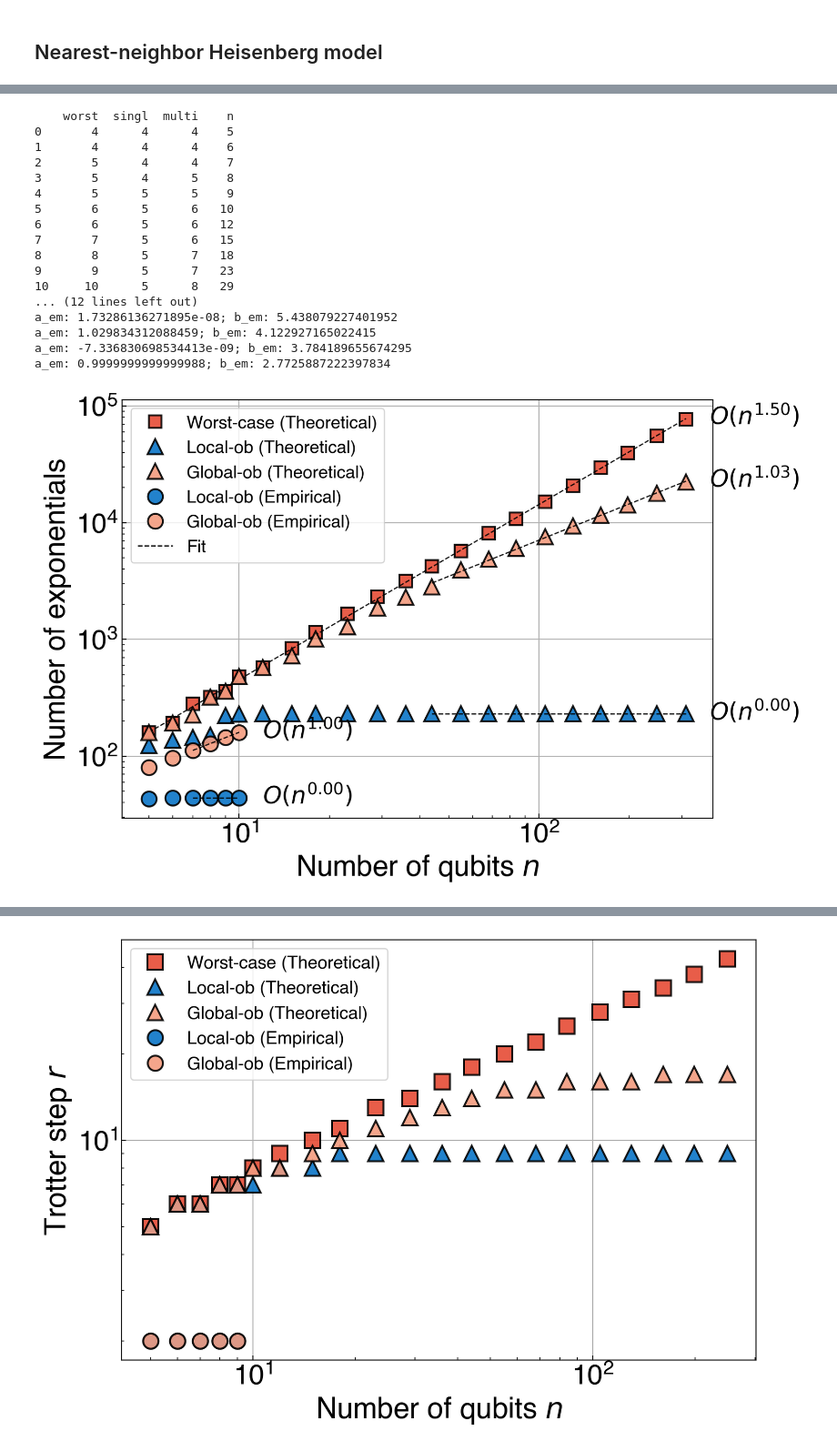
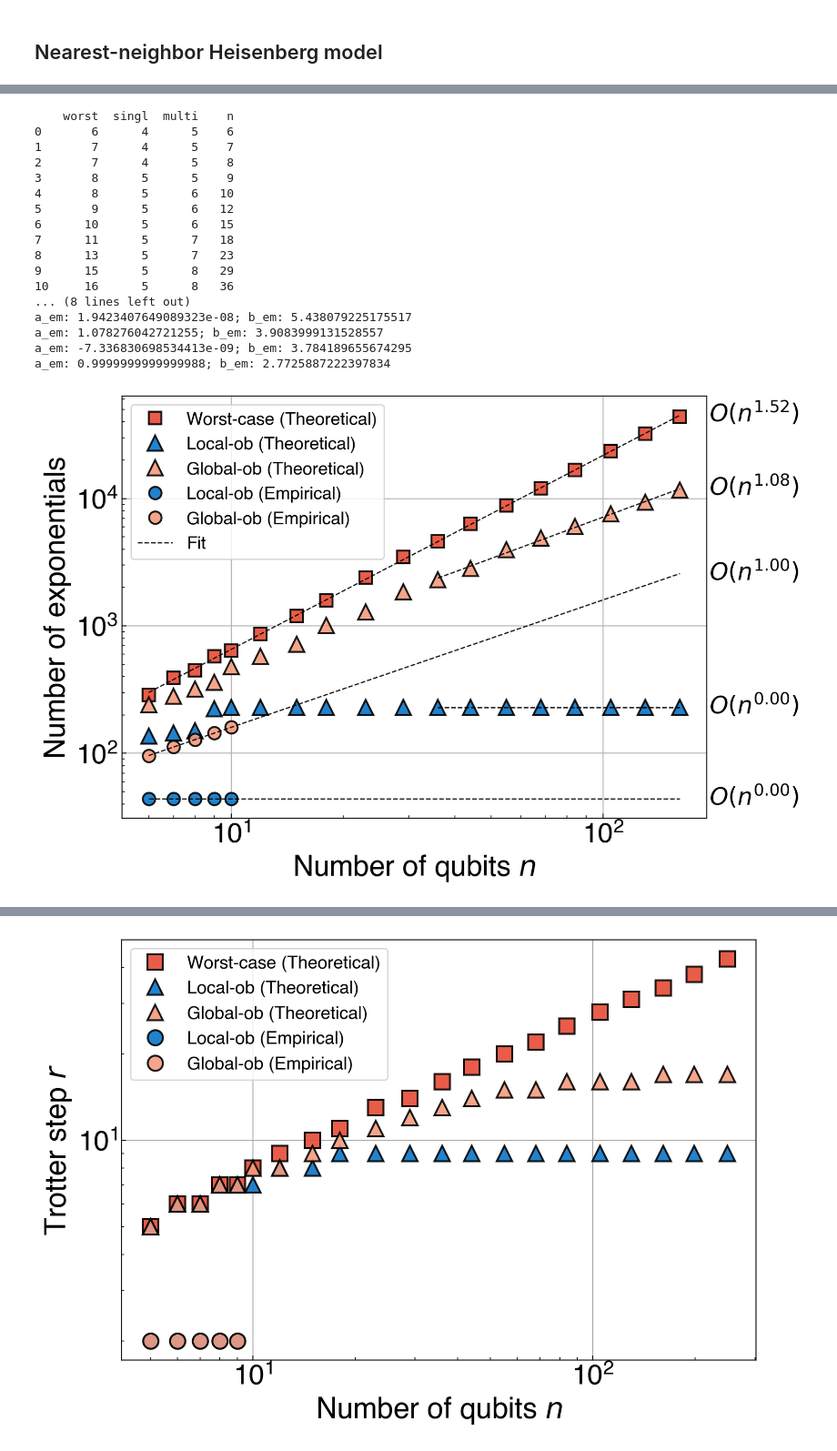
Before and after one commit to Jue-Xu/Trotter-Error-with-Observable, a Jupyter notebook: code/short_time.ipynb, the cells around one changed output, grey strips where cells are left out. Shown at 91% size. Cells and saved outputs as stored; diff of their text form; code cells hidden in the pictures.

```diff
--- a/code/short_time.ipynb
+++ b/code/short_time.ipynb
@@ -67,7 +75,7 @@ for i, n in enumerate(n_list_bnd):
     hnn = Nearest_Neighbour_1d(n, Jx=J, Jy=0, Jz=0, hx=h, hy=g, hz=0, pbc=False, rand_field=field_list)
     # r_start, r_end = 1, int(n/2)
     print(f'-------------- n (bound) = {n} --------------')
-    bnd_worst_err_r = partial(measure_error, h_list=None, t=t, exact_U=None, type='worst_loose_bound', coeffs=['singl', n, hnn])
+    bnd_worst_err_r = partial(measure_error, h_list=hnn.ham_xyz[:2], t=t, exact_U=None, type='worst_loose_bound', coeffs=['singl', n, hnn])
 
     r_worst_bnd = binary_search_r(r_start_worst_bnd, r_end_worst_bnd, eps, bnd_worst_err_r, comment='worst_bnd',verbose=True)
     r_end_worst_bnd, r_end_singl_bnd, r_end_multi_bnd = r_worst_bnd+10, r_worst_bnd, r_worst_bnd
@@ -98,9 +106,10 @@ for i, n in enumerate(n_list_bnd):
     # print('multi_z_data: ', multi_z_data)
     # print(r_end_singl_bnd, r_end_multi_bnd)
 
+    # bnd_singl_err_r = partial(measure_error, h_list=None, t=t, exact_U=None, type='lightcone_bound', coeffs=['singl', n, hnn, 0, 0])
+    # bnd_multi_err_r = partial(measure_error, h_list=None, t=t, exact_U=None, type='lightcone_bound', coeffs=['multi_zz', n, hnn, 0, 0])
     bnd_singl_err_r = partial(measure_error, h_list=None, t=t, exact_U=None, type='lightcone_bound_table', coeffs=['singl', n, singl_data])
-    # bnd_multi_err_r = partial(measure_error, h_list=None, t=t, exact_U=None, type='lightcone_bound', coeffs=['multi_z', n, hnn, 0, 0])
-    bnd_multi_err_r = partial(measure_error, h_list=None, t=t, exact_U=None, type='lightcone_bound_table', coeffs=['multi_z', n, multi_z_data])
+    bnd_multi_err_r = partial(measure_error, h_list=None, t=t, exact_U=None, type='lightcone_bound_table', coeffs=['multi_zz', n, multi_z_data])
 
     r_singl_bnd = binary_search_r(r_start_singl_bnd, r_end_singl_bnd, eps, bnd_singl_err_r, comment='singl_bnd',verbose=True)
     r_multi_bnd = binary_search_r(r_start_multi_bnd, r_end_multi_bnd, eps, bnd_multi_err_r, comment='multi_bnd',verbose=True)
@@ -190,5 +199,22 @@ emp_data:  {'worst': [3, 3, 3, 4, 4, 4], 'singl': [2, 2, 2, 2, 2, 2], 'multi': [
+# %%
+def exp_count(r, n_qubits, n_terms, k=1, method='LC'):
+    if method == 'LC':
+        exp_count = 0
+        for i in range(1, r+1):
+            # print('i: ', i)
+            if i <= int((n_qubits-k)/2):
+                exp_count += (3*k + 6 * i) * factor / 2
+                # exp_count += (2*factor * i - 1+k) * 2
+                # exp_count += (4 * i - 1) * 2
+            else:
+                exp_count += n_terms * 1.5
+    elif method == 'ST':
+        exp_count = 1.5 * n_terms * r
+    return exp_count
 # %%
 plt.rc('legend', fontsize=MEDIUM_SIZE-1)
+markersize_shift = 0
+mpl.rcParams['lines.markersize'] = 10
 
 if prefix == 'TFI':
     factor = 2
@@ -219,53 +245,57 @@ def exp_count_LC(r, n_qubits, n_terms):
 cost_st_list = [2 * factor*bnd_data['n'][i] * r for i, r in enumerate(bnd_data['worst'])]
 cost_lc_list_s = [exp_count_LC(r, bnd_data['n'][i], factor*bnd_data['n'][i]) for i, r in enumerate(bnd_data['singl'])]
 cost_lc_list_m = [2 * factor*bnd_data['n'][i] * r for i, r in enumerate(bnd_data['multi'])]
 cost_em_list_s = [exp_count_LC(r, emp_data['n'][i], factor*emp_data['n'][i]) for i, r in enumerate(emp_data['singl'])]
 cost_em_list_m =  [2 * factor*emp_data['n'][i] * r for i, r in enumerate(emp_data['multi'])]
 cost_em_list_w =  [2 * factor*emp_data['n'][i] * r for i, r in enumerate(emp_data['worst'])]
 
 # n_list_bnd = bnd_data['n']
 # n_list_emp = emp_data['n']
 # n_list_bnd = [5, 6, 7, 8, 9, 10, 12, 15, 18, 23, 29, 36, 44, 55, 68, 84, 105, 130, 161, 199, 249]
 # n_list_emp = np.arange(5, 9+1)
+# ext_n = [6, 7, 8, 9, 10, 12, 15, 18, 23, 29, 36, 44, 55, 68, 84, 105, 130, 161, 199, 249]
 
 fig, ax2 = plt.subplots(figsize=(9, 6), layout='tight')
 # ob_string = 'XIII'
-ax2.plot(n_list_bnd, cost_st_list, 's', color='#E64B35FF', label=r'Worst-case (Theoretical)', markersize=10)
+ax2.plot(n_list_bnd, cost_st_list, 's', color='#E64B35FF', label=r'Worst-case (Theoretical)', markersize=10-markersize_shift)
 plot_fit(ax2, n_list_bnd[0:], cost_st_list[0:], var=suffix, x_offset=1.20, y_offset=0.9)
 # # ax2.plot(n_list, cost_st_found_list, 's', label=r'Worst-case (Ref \textcolor{blue}{[13]})', markersize=10)
-ax2.plot(n_list_bnd, cost_lc_list_s, '^', color='#0A75C7', label='Local-ob (Theoretical)', markersize=12)
-plot_fit(ax2, n_list_bnd[-10:], cost_lc_list_s[-10:], var=suffix, x_offset=1.20, y_offset=0.9)
-ax2.plot(n_list_bnd, cost_lc_list_m, '^', color='#F39B7FFF', label='Global-ob (Theoretical)', markersize=12)
-plot_fit(ax2, n_list_bnd[-10:], cost_lc_list_m[-10:], var=suffix, x_offset=1.20, y_offset=0.9)
+ax2.plot(n_list_bnd, cost_lc_list_s, '^', color='#0A75C7', label='Local-ob (Theoretical)', markersize=12-markersize_shift)
+plot_fit(ax2, n_list_bnd[-8:], cost_lc_list_s[-8:], var=suffix, x_offset=1.20, y_offset=0.9)
+ax2.plot(n_list_bnd, cost_lc_list_m, '^', color='#F39B7FFF', label='Global-ob (Theoretical)', markersize=12-markersize_shift)
+plot_fit(ax2, n_list_bnd[-8:], cost_lc_list_m[-8:], var=suffix, x_offset=1.20, y_offset=0.9)
 # plot_fit(ax2, n_list_bnd[2:9], cost_lc_list_m[2:9], var=suffix, x_offset=1.06, y_offset=0.8)
 # ax2.plot(n_list_emp, cost_em_list_w, 'D', color='#E64B35FF', label=r'Worst-case (Empirical)', markersize=10)
 ax2.plot(n_list_emp, cost_em_list_s, 'o', color='#0A75C7', label='Local-ob (Empirical)')
-plot_fit(ax2, n_list_emp[-4:], cost_em_list_s[-4:], var=suffix, x_offset=1.20, y_offset=0.9)
+plot_fit(ax2, n_list_emp[-4:], cost_em_list_s[-4:], var=suffix, x_offset=1.20, y_offset=0.9, ext_x=n_list_bnd)
 ax2.plot(n_list_emp, cost_em_list_m, 'o', color='#F39B7FFF', label='Global-ob (Empirical)')
-plot_fit(ax2, n_list_emp[-4:], cost_em_list_m[-4:], var=suffix, x_offset=1.20, y_offset=0.9, label='Fit')
+plot_fit(ax2, n_list_emp[-4:], cost_em_list_m[-4:], var=suffix, x_offset=1.20, y_offset=0.9, ext_x=n_list_bnd, label='Fit')
 # ax2.plot(n_list, r_lc_found_list, '-*', label='Lightcone (bound)', markeredgecolor='k')
 # Add labels and a legend
 ax2.set_xlabel(f'Number of qubits $n$')
 ax2.set_ylabel('Number of exponentials')
 # ax2.set_title(fr'{prefix} Heisenberg (J={J}, h={h}, fix t={t}, $\epsilon$={eps}) PF2')
-ax2.loglog(); ax2.grid(); ax2.legend(loc='upper left')
+ax2.loglog();
+# ax2.set_xscale('log', base=20)
+# ax2.set_yscale('log', base=10)
+ax2.grid(); ax2.legend(loc='upper left')
 fig.savefig(f'{figs_dir}/lightcone_NNH1d_J={J}_h={h}_n={n_list_emp[-1]}_nbnd={n_list_bnd[-1]}_eps={eps}_t={t}_2r.pdf', bbox_inches='tight')
 # %% [output]
     worst  singl  multi    n
-0       4      4      4    5
-1       4      4      4    6
-2       5      4      4    7
-3       5      4      5    8
-4       5      5      5    9
-5       6      5      6   10
-6       6      5      6   12
-7       7      5      6   15
-8       8      5      7   18
-9       9      5      7   23
-10     10      5      8   29
-... (12 lines left out)
-a_em: 1.73286136271895e-08; b_em: 5.438079227401952
-a_em: 1.029834312088459; b_em: 4.122927165022415
+0       6      4      5    6
+1       7      4      5    7
+2       7      4      5    8
+3       8      5      5    9
+4       8      5      6   10
+5       9      5      6   12
+6      10      5      6   15
+7      11      5      7   18
+8      13      5      7   23
+9      15      5      8   29
+10     16      5      8   36
+... (8 lines left out)
+a_em: 1.9423407649089323e-08; b_em: 5.438079225175517
+a_em: 1.078276042721255; b_em: 3.9083999131528557
 a_em: -7.336830698534413e-09; b_em: 3.784189655674295
 a_em: 0.9999999999999988; b_em: 2.7725887222397834
-[figure, old version]
+[figure, new version]
```
Also changed, not shown: parts of 29 cells of this notebook, 31 other files.
